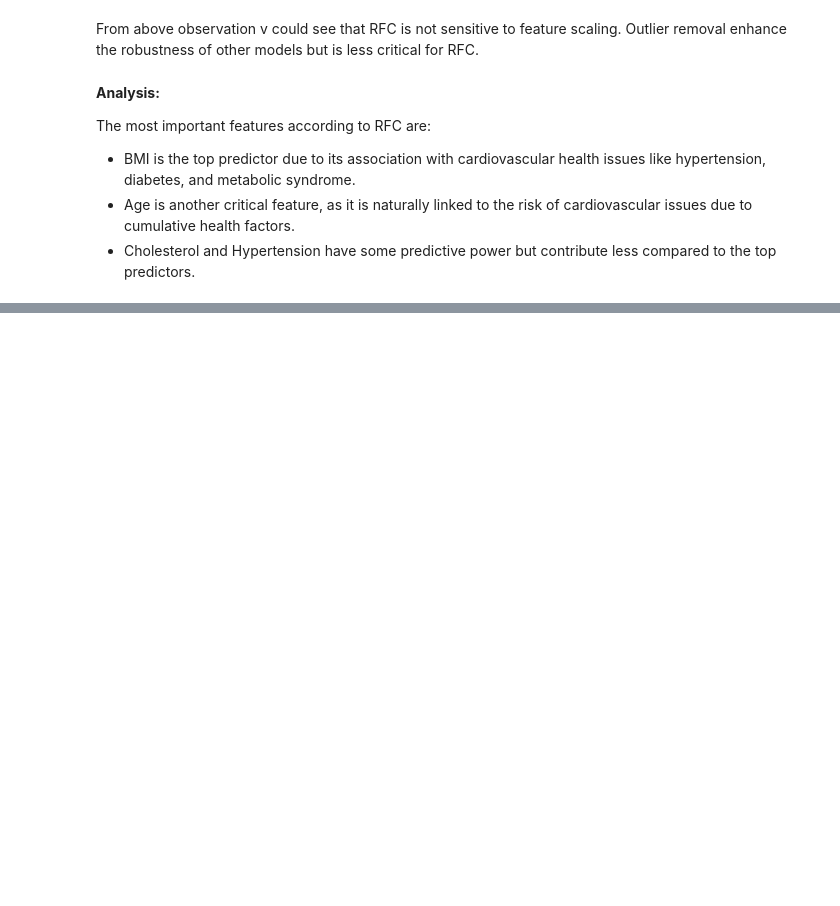
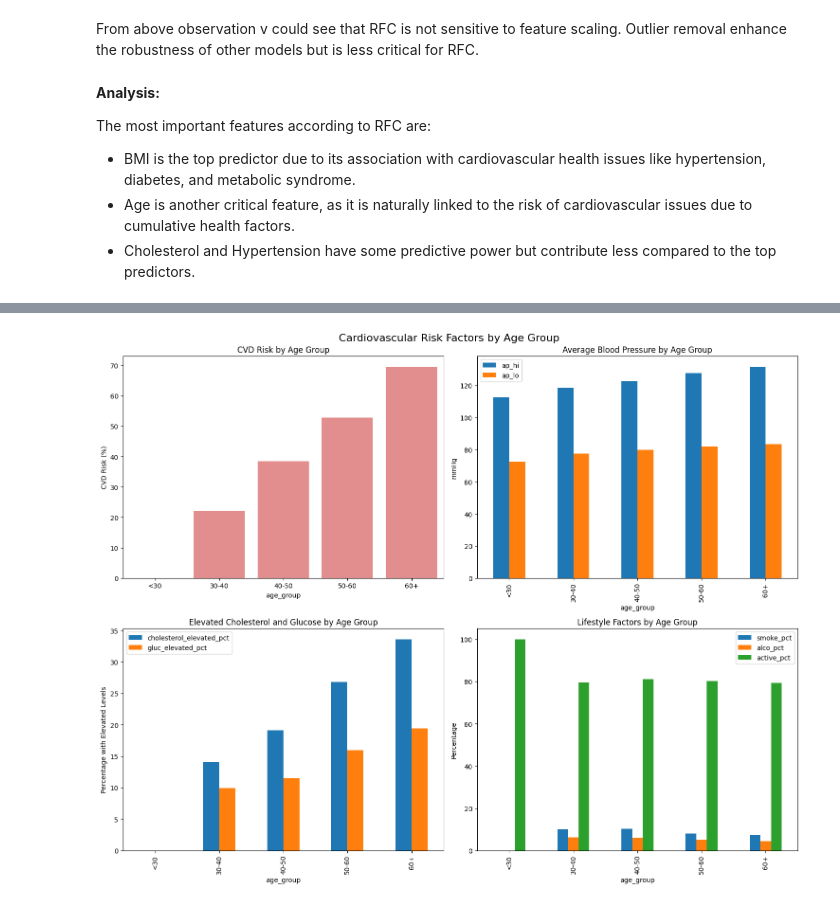
Before and after one commit to Dcode-7/CVD-Model, a Jupyter notebook: CVD_Model.ipynb, the cells around one changed output, grey strips where cells are left out. Cells and saved outputs as stored; diff of their text form; code cells hidden in the pictures; blank space fills up the shorter version.

```diff
--- a/CVD_Model.ipynb
+++ b/CVD_Model.ipynb
@@ -1917,0 +1985,87 @@ The most important features according to RFC are:
+# %%
+import pandas as pd
+import numpy as np
+import seaborn as sns
+import matplotlib.pyplot as plt
+
+# Convert age from days to years and create age groups
+print(df.head(5))
+df['age_years'] = df['age']
+df['age_group'] = pd.cut(df['age_years'],
+                        bins=[0, 30, 40, 50, 60, 100],
+                        labels=['<30', '30-40', '40-50', '50-60', '60+'])
+
+def analyze_age_groups(data):
+    # Calculate risk factors by age group
+    age_analysis = pd.DataFrame()
+
+    # Calculate percentages of cardiovascular disease by age group
+    cvd_by_age = data.groupby('age_group')['cardio'].mean() * 100
+
+    # Calculate mean values for continuous variables
+    continuous_vars = ['ap_hi', 'ap_lo', 'weight']
+    means = data.groupby('age_group')[continuous_vars].mean()
+
+    # Calculate percentages for categorical variables
+    categorical_vars = ['cholesterol', 'gluc', 'smoke', 'alco', 'active']
+    for var in categorical_vars:
+        if var in ['cholesterol', 'gluc']:
+            # For multilevel variables (1,2,3)
+            high_risk = data[var] > 1
+            risk_by_age = data.groupby('age_group')[var].apply(
+                lambda x: (x > 1).mean() * 100
+            )
+            means[f'{var}_elevated_pct'] = risk_by_age
+        else:
+            # For binary variables
+            risk_by_age = data.groupby('age_group')[var].mean() * 100
+            means[f'{var}_pct'] = risk_by_age
+
+    # Add CVD percentage
+    means['cvd_risk_pct'] = cvd_by_age
+
+    return means
+
+# Generate analysis
+age_group_analysis = analyze_age_groups(df)
+
+# Create visualizations
+fig, axes = plt.subplots(2, 2, figsize=(15, 12))
+fig.suptitle('Cardiovascular Risk Factors by Age Group', fontsize=16)
+
+# Plot 1: CVD Risk Percentage
+sns.barplot(x=age_group_analysis.index, y=age_group_analysis['cvd_risk_pct'],
+           ax=axes[0,0], color='lightcoral')
+axes[0,0].set_title('CVD Risk by Age Group')
+axes[0,0].set_ylabel('CVD Risk (%)')
+
+# Plot 2: Blood Pressure
+age_group_analysis[['ap_hi', 'ap_lo']].plot(kind='bar', ax=axes[0,1])
+axes[0,1].set_title('Average Blood Pressure by Age Group')
+axes[0,1].set_ylabel('mmHg')
+
+# Plot 3: Cholesterol and Glucose
+age_group_analysis[['cholesterol_elevated_pct', 'gluc_elevated_pct']].plot(
+    kind='bar', ax=axes[1,0])
+axes[1,0].set_title('Elevated Cholesterol and Glucose by Age Group')
+axes[1,0].set_ylabel('Percentage with Elevated Levels')
+
+# Plot 4: Lifestyle Factors
+lifestyle_cols = ['smoke_pct', 'alco_pct', 'active_pct']
+age_group_analysis[lifestyle_cols].plot(kind='bar', ax=axes[1,1])
+axes[1,1].set_title('Lifestyle Factors by Age Group')
+axes[1,1].set_ylabel('Percentage')
+
+plt.tight_layout()
+plt.show()
+
+# Print detailed statistics
+print("\nDetailed Risk Factor Analysis by Age Group:")
+print(age_group_analysis.round(2))
+
+# Calculate risk factor correlations with age
+correlations = df[['age_years', 'ap_hi', 'ap_lo', 'weight',
+                   'cholesterol', 'gluc', 'cardio']].corr()['age_years']
+print("\nCorrelations with Age:")
+print(correlations.round(3))
+# %% [output]
@@ -1917,0 +2085 @@ The most important features according to RFC are:
+[figure, added]
```
Also changed, not shown: parts of 23 cells of this notebook.
